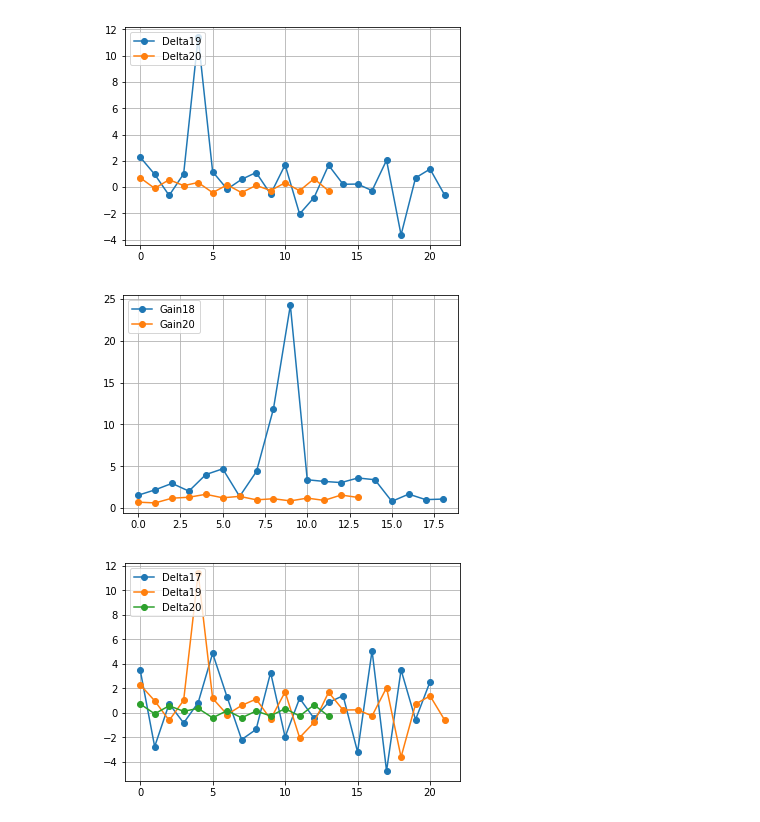
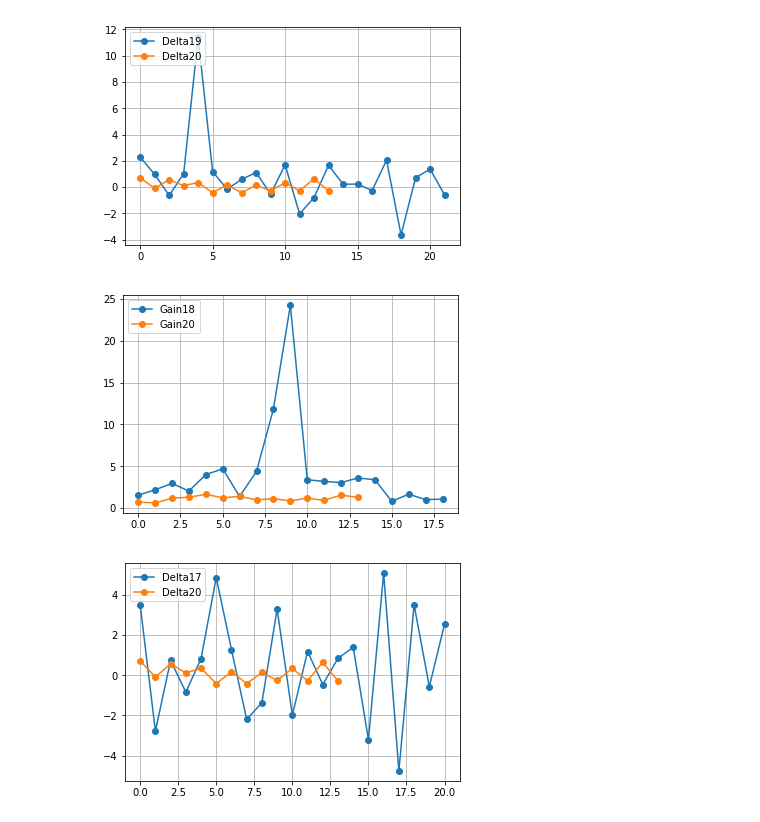
Before and after one commit to AndreeaStefan/SmartuistWrapper, a Jupyter notebook: evaluation/PlotResults.ipynb, the cells around one changed output. Drawn from its saved outputs; the diff is of its cells as text; code cells hidden in the pictures.

```diff
--- a/evaluation/PlotResults.ipynb
+++ b/evaluation/PlotResults.ipynb
@@ -225,35 +225,36 @@ plt.show()
 #     learningRate = []
 #     for words in tmp:
 #         learningRate.append(float(words[6]))
 
 #     x = list(range(0, len(learningRate)))
 #     plt.plot(x, learningRate, 'o-', label=p)
 
 
 # plt.legend(loc='upper left')
 # plt.grid(True)
 # plt.show()
 
 
 # delta
-players = [20]
+players = [17,20]
 for p in players:
     tmp = gradientStats[p]
     gain = []
     prevGain = []
     for words in tmp:
         gain.append(float(words[5]))
         prevGain.append(float(words[4]))
 
     delta = np.array(gain) - np.array(prevGain)
+    smallDeltas = delta.toList
     x = list(range(0, len(delta)))
     plt.plot(x, delta, 'o-', label="Delta"+str(p))
 plt.legend(loc='upper left')
 plt.grid(True)
 plt.show()
 # %% [output]
 [figure]
-[figure, old version]
+[figure, new version]
 # %%
 # plt.plot(x, uniqueGain, 'go-')
 # plt.grid(True)
```
Also changed, not shown: 3 other files.
